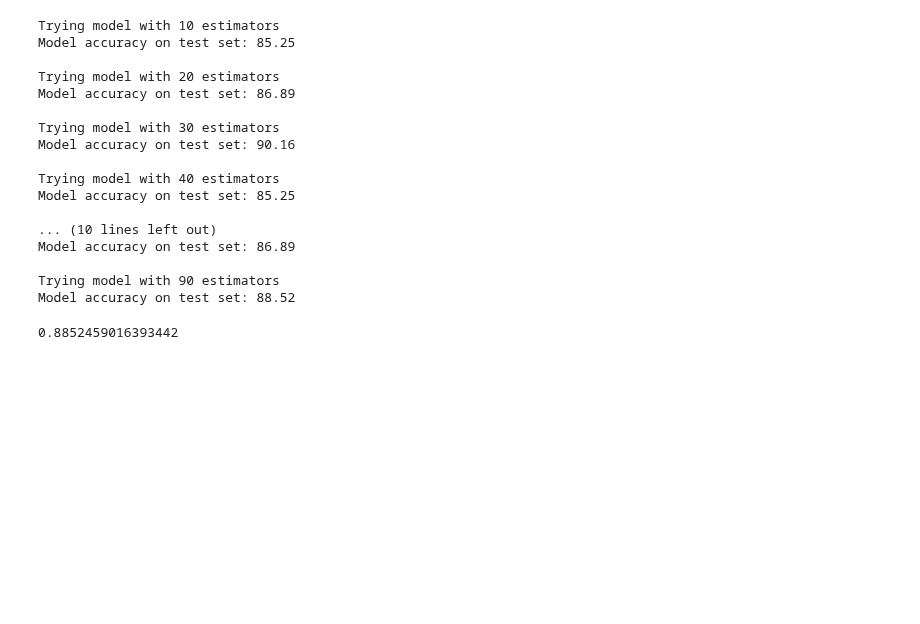
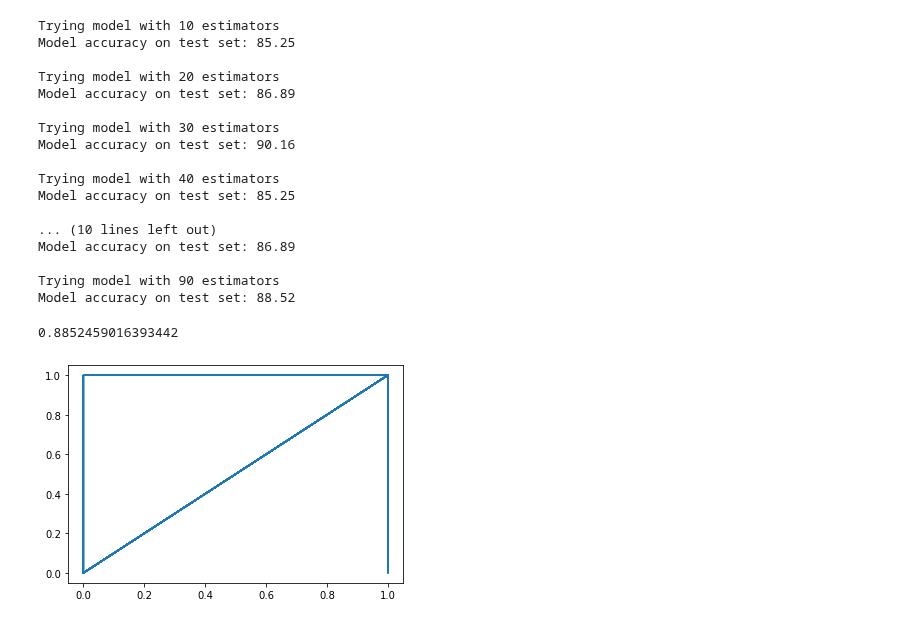
Before and after one commit to yashlad27/Machine_Learning_Data_Science, a Jupyter notebook: Scikit-Learn/Scikit_Learn_Notebook.ipynb, the cells around one changed output. Cells and saved outputs as stored; diff of their text form; code cells hidden in the pictures; blank space fills up the shorter version.

```diff
--- a/Scikit-Learn/Scikit_Learn_Notebook.ipynb
+++ b/Scikit-Learn/Scikit_Learn_Notebook.ipynb
@@ -218,3 +220,7 @@ loaded_model = pickle.load(open("random_forest_model_1.pk1", "rb"))
 loaded_model.score(X_test, y_test)
 # %% [output]
 0.8852459016393442
+# %%
+plt.plot(y_preds, y_test);
+# %% [output]
+[figure, added]
```
Also changed, not shown: parts of 1 cell of this notebook.
